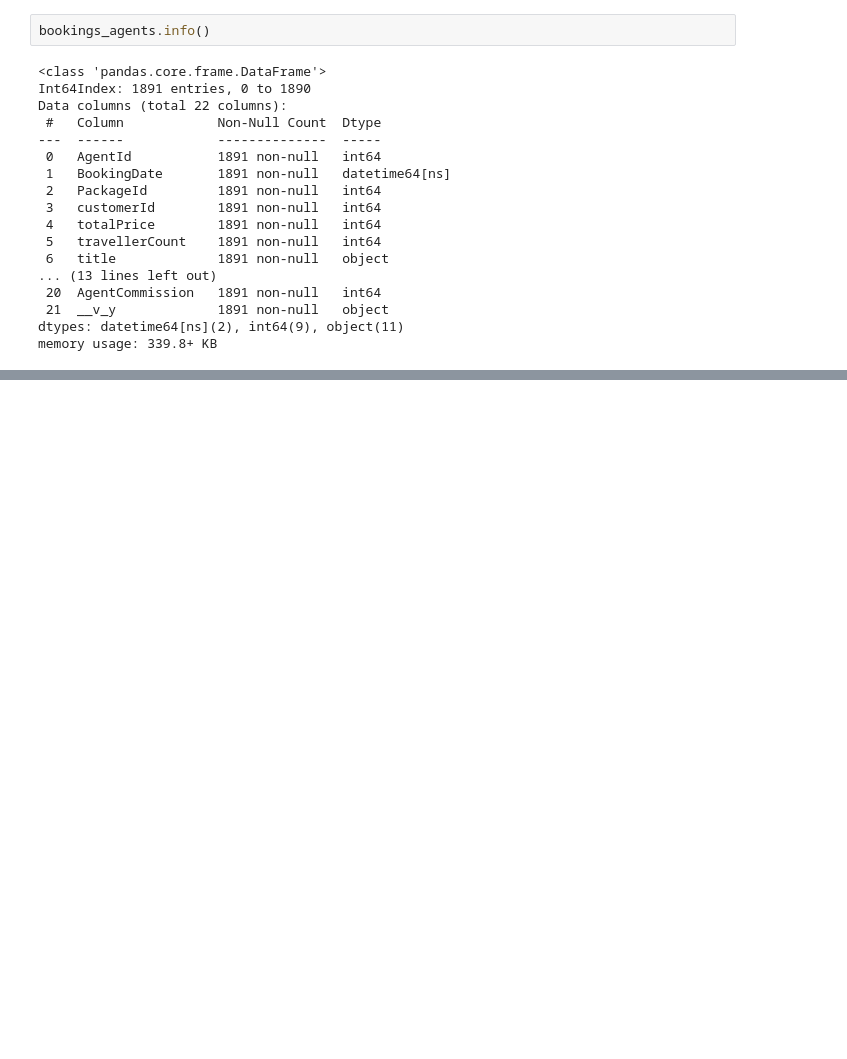
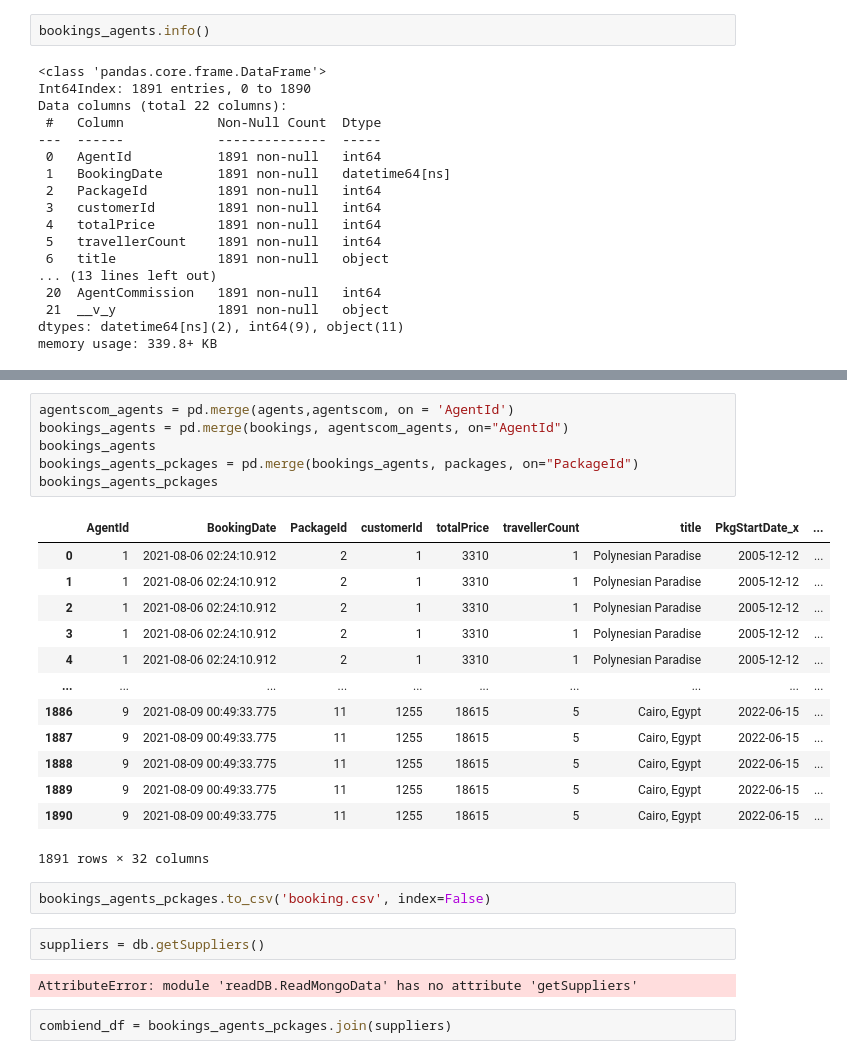
Before and after one commit to RabeaRadman/https---github.com-RabeaRadman-Travel_Experts_Data_Analytics, a Jupyter notebook: DA.ipynb, the cells around one changed output, grey strips where cells are left out. Saved outputs shown, nothing was run; the diff lists cells and outputs as text; blank space fills up the shorter version.

```diff
--- a/test6.ipynb
+++ b/DA.ipynb
@@ -90,0 +87,28 @@ AttributeError: module 'readDB.ReadMongoData' has no attribute 'getPackages'
+# %%
+agentscom_agents = pd.merge(agents,agentscom, on = 'AgentId')
+bookings_agents = pd.merge(bookings, agentscom_agents, on="AgentId")
+bookings_agents
+bookings_agents_pckages = pd.merge(bookings_agents, packages, on="PackageId")
+bookings_agents_pckages
+# %% [output]
+|  | AgentId | BookingDate | PackageId | customerId | totalPrice | travellerCount | title | PkgStartDate_x | ... |
+| 0 | 1 | 2021-08-06 02:24:10.912 | 2 | 1 | 3310 | 1 | Polynesian Paradise | 2005-12-12 | ... |
+| 1 | 1 | 2021-08-06 02:24:10.912 | 2 | 1 | 3310 | 1 | Polynesian Paradise | 2005-12-12 | ... |
+| 2 | 1 | 2021-08-06 02:24:10.912 | 2 | 1 | 3310 | 1 | Polynesian Paradise | 2005-12-12 | ... |
+| 3 | 1 | 2021-08-06 02:24:10.912 | 2 | 1 | 3310 | 1 | Polynesian Paradise | 2005-12-12 | ... |
+| 4 | 1 | 2021-08-06 02:24:10.912 | 2 | 1 | 3310 | 1 | Polynesian Paradise | 2005-12-12 | ... |
+| ... | ... | ... | ... | ... | ... | ... | ... | ... | ... |
+| 1886 | 9 | 2021-08-09 00:49:33.775 | 11 | 1255 | 18615 | 5 | Cairo, Egypt | 2022-06-15 | ... |
+| 1887 | 9 | 2021-08-09 00:49:33.775 | 11 | 1255 | 18615 | 5 | Cairo, Egypt | 2022-06-15 | ... |
+| 1888 | 9 | 2021-08-09 00:49:33.775 | 11 | 1255 | 18615 | 5 | Cairo, Egypt | 2022-06-15 | ... |
+| 1889 | 9 | 2021-08-09 00:49:33.775 | 11 | 1255 | 18615 | 5 | Cairo, Egypt | 2022-06-15 | ... |
+| 1890 | 9 | 2021-08-09 00:49:33.775 | 11 | 1255 | 18615 | 5 | Cairo, Egypt | 2022-06-15 | ... |
+1891 rows × 32 columns
+# %%
+bookings_agents_pckages.to_csv('booking.csv', index=False)
+# %%
+suppliers = db.getSuppliers()
+# %% [output]
+AttributeError: module 'readDB.ReadMongoData' has no attribute 'getSuppliers'
+# %%
+combiend_df = bookings_agents_pckages.join(suppliers)
```
Also changed, not shown: parts of 2 cells of this notebook, 8 other files.
